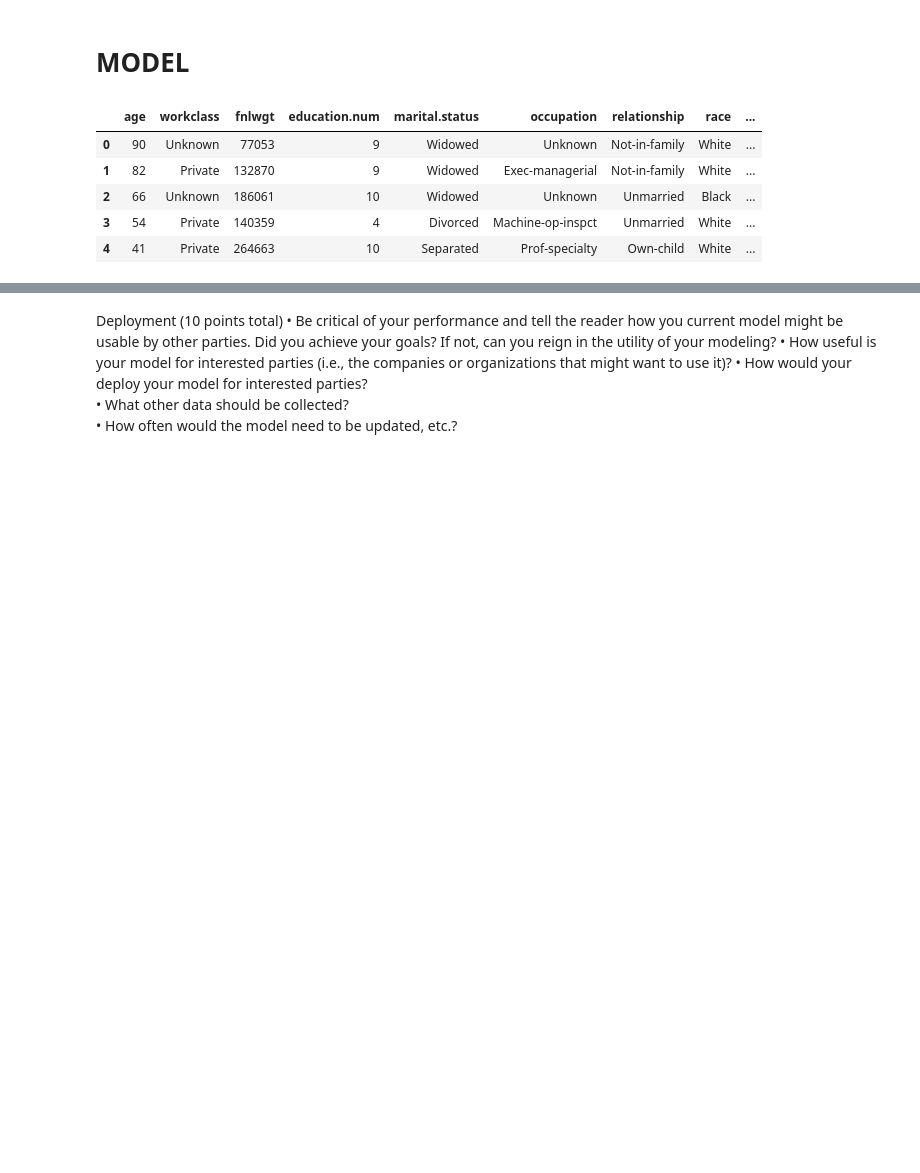
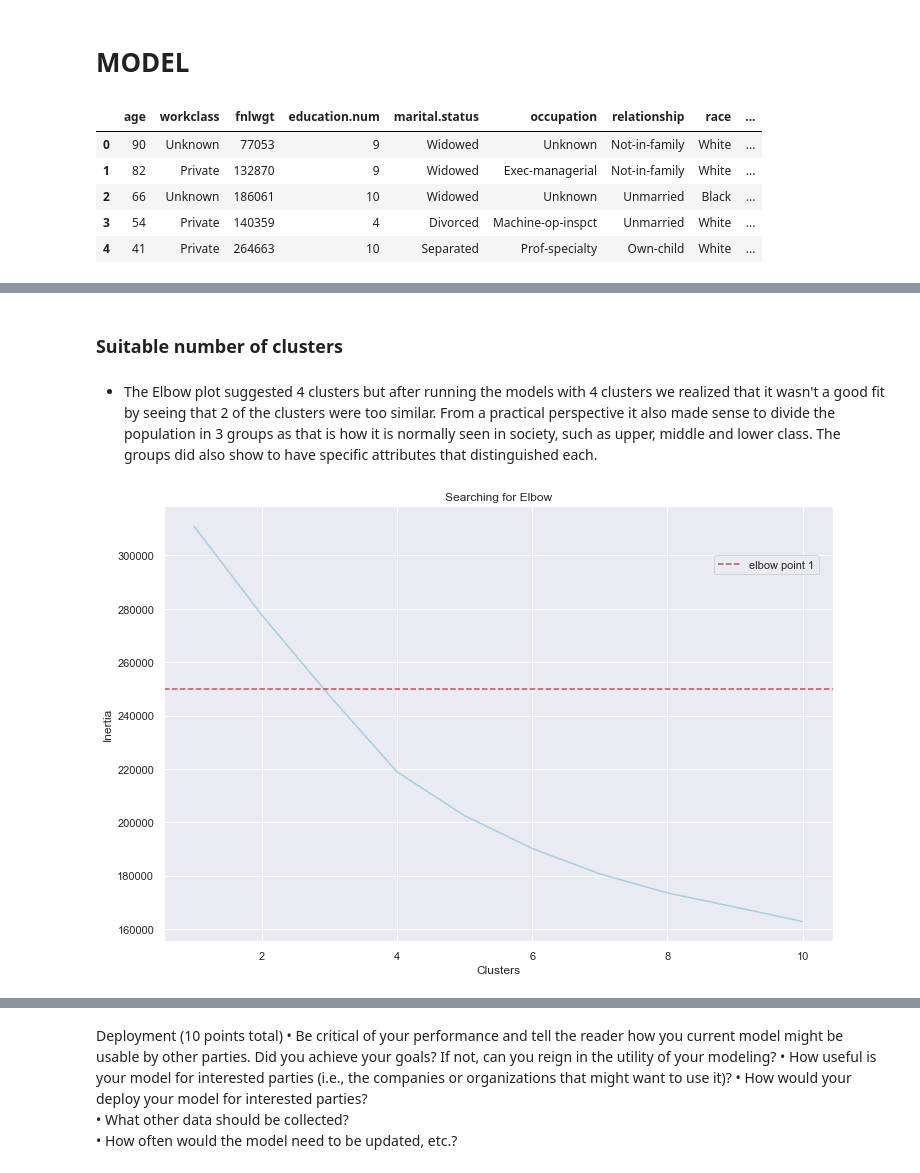
Before and after one commit to lauraah10/MachineLearning_Projects, a Jupyter notebook: Lab3_ClusteringOnPopulation.ipynb, the cells around one changed output, grey strips where cells are left out. Saved outputs shown, nothing was run; the diff lists cells and outputs as text; code cells hidden in the pictures; blank space fills up the shorter version.

```diff
--- a/Lab3_ClusteringOnPopulation.ipynb
+++ b/Lab3_ClusteringOnPopulation.ipynb
@@ -442,2 +431,0 @@ array([2, 2, 2, ..., 0, 0, 1], dtype=int32)
-# %%
-df["labels"]=kmeans.labels_
@@ -531,0 +450,26 @@ clusterings and the clusters (some visual methods would be good).
+# %% [markdown]
+### Suitable number of clusters
+# %% [markdown]
++ The Elbow plot suggested 4 clusters but after running the models with 4 clusters we realized that it wasn't a good fit by seeing that 2 of the clusters were too similar. From a practical perspective it also made sense to divide the population in 3 groups as that is how it is normally seen in society, such as upper, middle and lower class. The groups did also show to have specific attributes that distinguished each.
+# %%
+clusters = []
+
+for i in range(1, 11):
+    km = KMeans(n_clusters=i).fit(modelDf)
+    clusters.append(km.inertia_)
+
+fig, ax = plt.subplots(figsize=(12, 8))
+sns.lineplot(x=list(range(1, 11)), y=clusters, ax=ax)
+ax.set_title('Searching for Elbow')
+ax.set_xlabel('Clusters')
+ax.set_ylabel('Inertia')
+
+# Annotate arrow
+ax.axhline(y=250000, color ="r", linestyle="dashed", label="elbow point 1")
+#ax.axhline(y=25000, color ="r", linestyle="dashed", label="elbow point 2")
+plt.legend(bbox_to_anchor = (0.9, 0.9), loc = 'upper center')
+
+
+plt.show()
+# %% [output]
+[figure, added]
```
Also changed, not shown: parts of 70 cells of this notebook.
